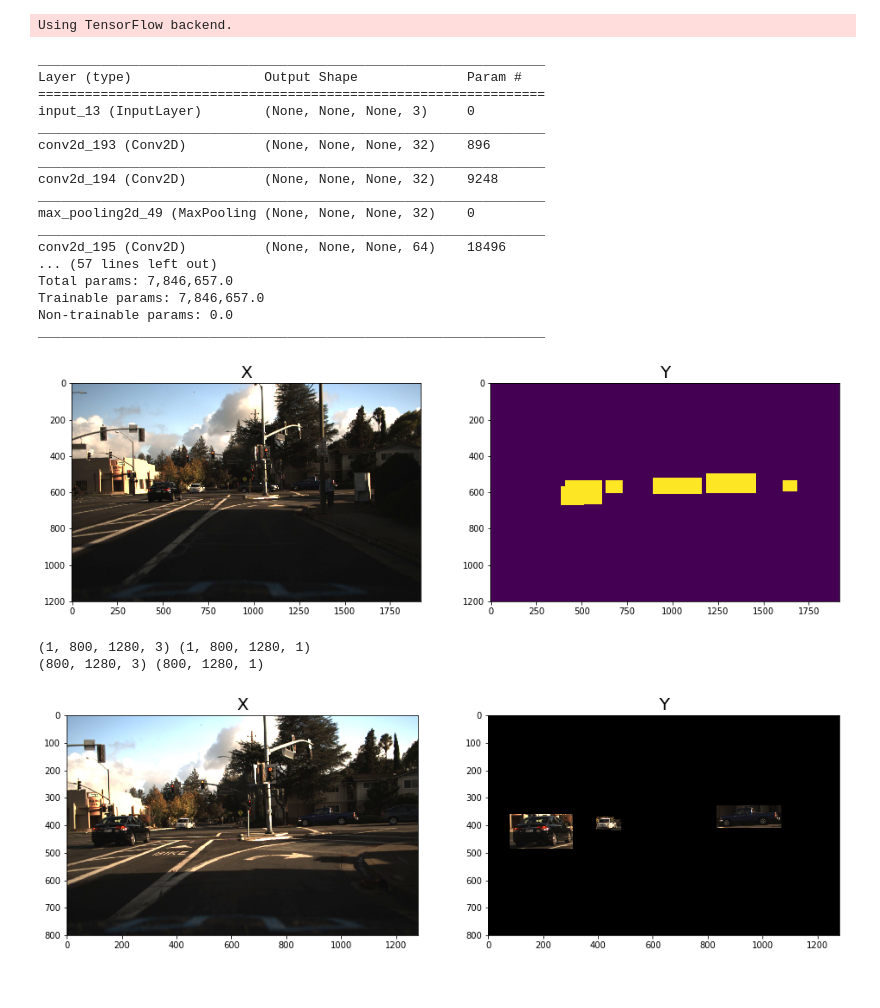
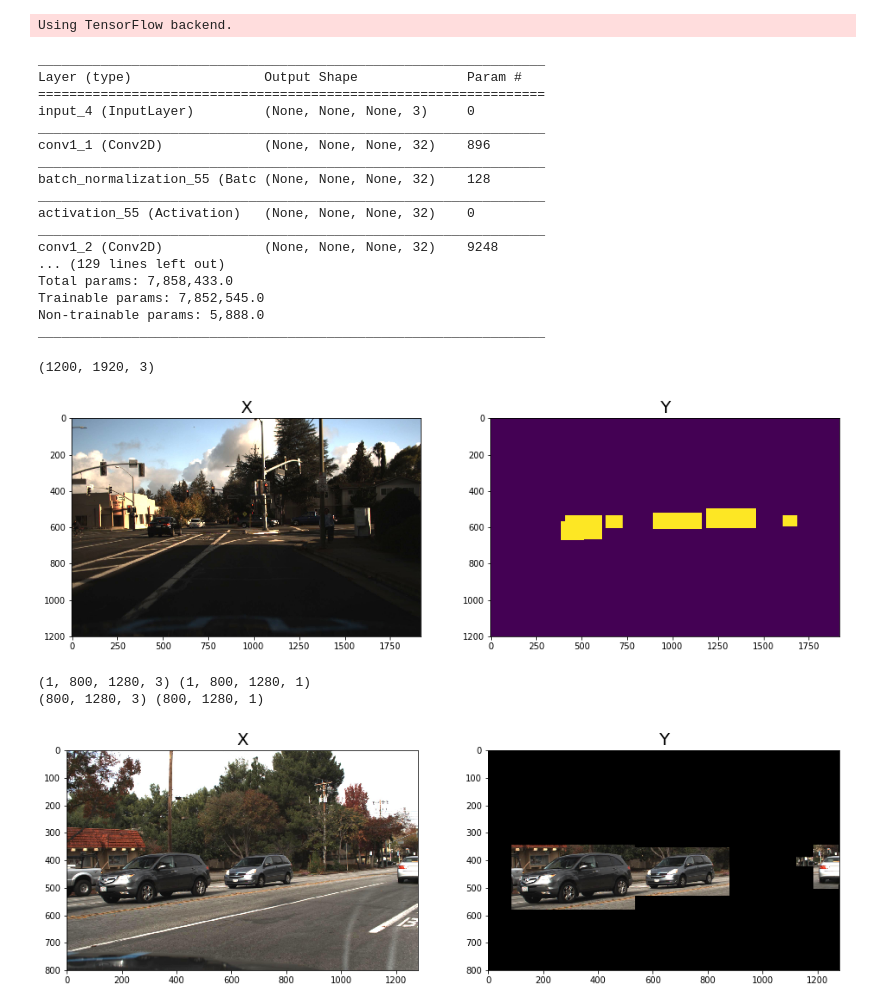
Before and after one commit to whathelll/CarND-Vehicle-Detection, a Jupyter notebook: UNet.ipynb, the cells around one changed output. Drawn from its saved outputs; the diff is of its cells as text; code cells hidden in the pictures.

```diff
--- a/UNet.ipynb
+++ b/UNet.ipynb
@@ -89,27 +90,34 @@ def dice_coef(y_true, y_pred):
 def dice_coef_loss(y_true, y_pred):
     return -dice_coef(y_true, y_pred)
 
+def conv2D(inputs, kernels=16, kernelSize=(3,3), name=None, padding='same'):
+    conv = Convolution2D(kernels, kernelSize, padding=padding, name=name)(inputs)
+    conv = BatchNormalization()(conv)
+    conv = Activation('relu')(conv)
+    return conv
+
+
 def getModel():
     inputs = Input((None, None, 3))
 
-    conv1 = Convolution2D(32, (3, 3), activation='relu', padding='same')(inputs)
-    conv1 = Convolution2D(32, (3, 3), activation='relu', padding='same')(conv1)
+    conv1 = conv2D(inputs, kernels=32, name='conv1_1')
+    conv1 = conv2D(conv1, kernels=32, name='conv1_2')
     pool1 = MaxPooling2D(pool_size=(2, 2))(conv1)
 
-    conv2 = Convolution2D(64, (3, 3), activation='relu', padding='same')(pool1)
-    conv2 = Convolution2D(64, (3, 3), activation='relu', padding='same')(conv2)
+    conv2 = conv2D(pool1, kernels=64, name='conv2_1')
+    conv2 = conv2D(conv2, kernels=64, name='conv2_2')
     pool2 = MaxPooling2D(pool_size=(2, 2))(conv2)
 
-    conv3 = Convolution2D(128, (3, 3), activation='relu', padding='same')(pool2)
-    conv3 = Convolution2D(128, (3, 3), activation='relu', padding='same')(conv3)
+    conv3 = conv2D(pool2, kernels=128, name='conv3_1')
+    conv3 = conv2D(conv3, kernels=128, name='conv3_2')
     pool3 = MaxPooling2D(pool_size=(2, 2))(conv3)
 
-    conv4 = Convolution2D(256, (3, 3), activation='relu', padding='same')(pool3)
-    conv4 = Convolution2D(256, (3, 3), activation='relu', padding='same')(conv4)
+    conv4 = conv2D(pool3, kernels=256, name='conv4_1')
+    conv4 = conv2D(conv4, kernels=256, name='conv4_2')
     pool4 = MaxPooling2D(pool_size=(2, 2))(conv4)
 
-    conv5 = Convolution2D(512, (3, 3), activation='relu', padding='same')(pool4)
-    conv5 = Convolution2D(512, (3, 3), activation='relu', padding='same')(conv5)
+    conv5 = conv2D(pool4, kernels=512, name='conv5_1')
+    conv5 = conv2D(conv5, kernels=512, name='conv5_2')
 #     pool5 = MaxPooling2D(pool_size=(2, 2))(conv5)
 
 #     conv6 = Convolution2D(1024, (3, 3), activation='relu', padding='same')(pool5)
@@ -117,27 +125,27 @@ def getModel():
 #     pool6 = MaxPooling2D(pool_size=(2, 2))(conv6)
 
     up4 = Concatenate()([UpSampling2D(size=(2,2))(conv5), conv4])
-    upconv4 = Convolution2D(256, (3,3), activation='relu', padding='same')(up4)
-    upconv4 = Convolution2D(256, (3,3), activation='relu', padding='same')(upconv4)
+    upconv4 = conv2D(up4, kernels=256, name='upconv4_1')
+    upconv4 = conv2D(upconv4, kernels=256, name='upconv4_2')
 
     up3 = Concatenate()([UpSampling2D(size=(2,2))(upconv4), conv3])
-    upconv3 = Convolution2D(128, (3,3), activation='relu', padding='same')(up3)
-    upconv3 = Convolution2D(128, (3,3), activation='relu', padding='same')(upconv3)
+    upconv3 = conv2D(up3, kernels=128, name='upconv3_1')
+    upconv3 = conv2D(upconv3, kernels=128, name='upconv3_2')
 
     up2 = Concatenate()([UpSampling2D(size=(2,2))(upconv3), conv2])
-    upconv2 = Convolution2D(64, (3,3), activation='relu', padding='same')(up2)
-    upconv2 = Convolution2D(64, (3,3), activation='relu', padding='same')(upconv2)
+    upconv2 = conv2D(up2, kernels=64, name='upconv2_1')
+    upconv2 = conv2D(upconv2, kernels=64, name='upconv2_2')
 
     up1 = Concatenate()([UpSampling2D(size=(2,2))(upconv2), conv1])
-    upconv1 = Convolution2D(32, (3,3), activation='relu', padding='same')(up1)
-    upconv1 = Convolution2D(32, (3,3), activation='relu', padding='same')(upconv1)
+    upconv1 = conv2D(up1, kernels=32, name='upconv1_1')
+    upconv1 = conv2D(upconv1, kernels=32, name='upconv1_2')
 
     upconv1 = Convolution2D(1, (1, 1), activation='sigmoid')(upconv1)
 #     upconv1 = Convolution2D(1, (1, 1))(upconv2)
     upconv1 = ThresholdedReLU(theta=0.90)(upconv1)
 
 
-    adam = Adam(lr=1e-5)
+    adam = Adam(lr=1e-6, beta_1=0.9, beta_2=0.999, epsilon=1e-08, decay=1e-5)
     model = Model(inputs=inputs, outputs=upconv1)
 
     model.compile(optimizer=adam, loss=dice_coef_loss, metrics=[dice_coef])
@@ -150,19 +158,19 @@ model.summary()
 _________________________________________________________________
 Layer (type)                 Output Shape              Param #
 =================================================================
-input_13 (InputLayer)        (None, None, None, 3)     0
+input_4 (InputLayer)         (None, None, None, 3)     0
 _________________________________________________________________
-conv2d_193 (Conv2D)          (None, None, None, 32)    896
+conv1_1 (Conv2D)             (None, None, None, 32)    896
 _________________________________________________________________
-conv2d_194 (Conv2D)          (None, None, None, 32)    9248
+batch_normalization_55 (Batc (None, None, None, 32)    128
 _________________________________________________________________
-max_pooling2d_49 (MaxPooling (None, None, None, 32)    0
+activation_55 (Activation)   (None, None, None, 32)    0
 _________________________________________________________________
-conv2d_195 (Conv2D)          (None, None, None, 64)    18496
-... (57 lines left out)
-Total params: 7,846,657.0
-Trainable params: 7,846,657.0
-Non-trainable params: 0.0
+conv1_2 (Conv2D)             (None, None, None, 32)    9248
+... (129 lines left out)
+Total params: 7,858,433.0
+Trainable params: 7,852,545.0
+Non-trainable params: 5,888.0
 _________________________________________________________________
 # %%
 def plot_xy(x, y):
@@ -183,42 +191,48 @@ x = mpimg.imread(row["img"])
 y = get_segment(x, get_boxes(row["img"], dfcar))
 
 plot_xy(x, y)
+print(x.shape)
 # %% [output]
+(1200, 1920, 3)
 [figure]
 # %%
 from random import randint
+from sklearn.model_selection import train_test_split
+
+#shuffle the dataframe
+dfcar_shuffle = dfcar.sample(frac=1).reset_index(drop=True)
 
 def generator(df, batch_size=1):
     while 1:
         x_sample = []
         y_sample = []
         for i in range(batch_size):
-            item = randint(0,9)
-            row = df.iloc[170+item]
+            item = randint(0,df.shape[0]-1)
+            row = df.iloc[item]
             img_path= row["img"]
             x = mpimg.imread(img_path)
             y = get_segment(x, get_boxes(img_path, df))
             x = cv2.resize(x, (1280, 800), interpolation=cv2.INTER_AREA)
             y = cv2.resize(y, (1280, 800), interpolation=cv2.INTER_AREA)
             y = y[:, :, np.newaxis]
             x_sample.append(x)
             y_sample.append(y)
         yield np.stack(x_sample), np.stack(y_sample)
 
 
-g = generator(dfcar)
+g = generator(dfcar_shuffle)
 
 x, y = next(g)
 index = 0
 print(x.shape, y.shape)
 print(x[index].shape, y[index].shape)
 
 z = x[index].copy()
 z[y[index].squeeze()==0]=0
 plot_xy(x[index], z)
 # %% [output]
 (1, 800, 1280, 3) (1, 800, 1280, 1)
 (800, 1280, 3) (800, 1280, 1)
-[figure, old version]
+[figure, new version]
 # %%
 train_generator = generator(dfcar)
```
Also changed, not shown: parts of 7 cells of this notebook, 2 other files.
